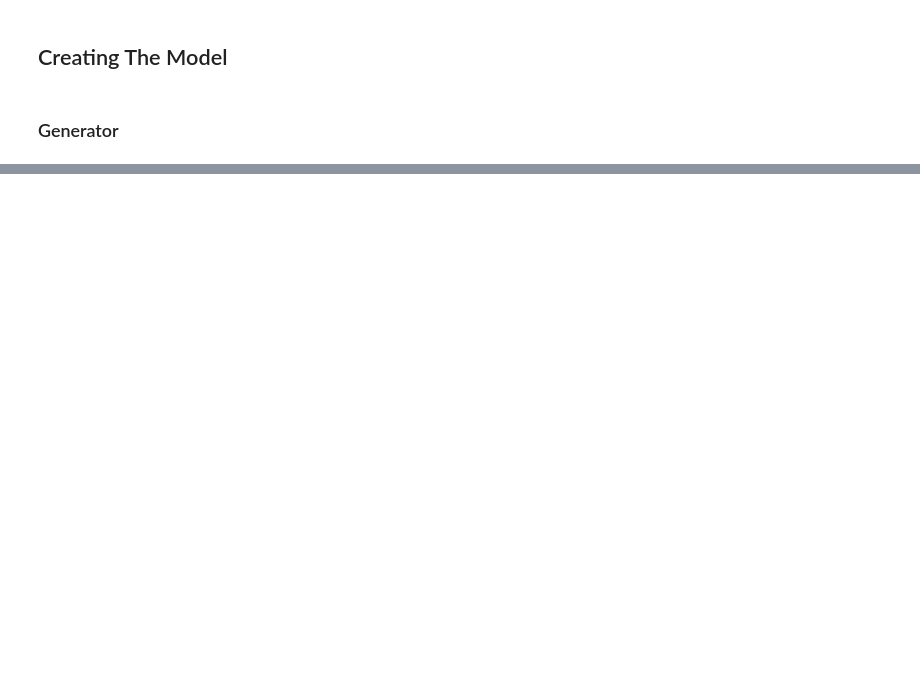
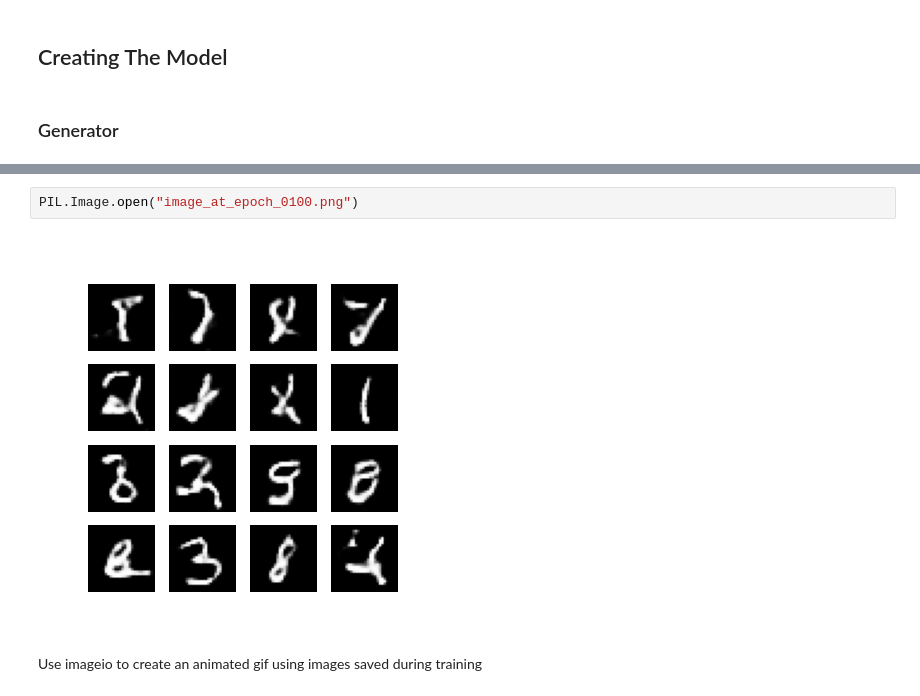
Before and after one commit to atif0911/AIML, a Jupyter notebook: MiniProjects/DCGAN/DCGAN.ipynb, the cells around one changed output, grey strips where cells are left out. Cells and saved outputs as stored; diff of their text form; blank space fills up the shorter version.

```diff
--- a/MiniProjects/DCGAN/DCGAN.ipynb
+++ b/MiniProjects/DCGAN/DCGAN.ipynb
@@ -101,0 +312,6 @@ train_dataset
+# %%
+PIL.Image.open("image_at_epoch_0100.png")
+# %% [output]
+[figure, added]
+# %% [markdown]
+Use imageio to create an animated gif using images saved during training
```
Also changed, not shown: parts of 32 cells of this notebook.
